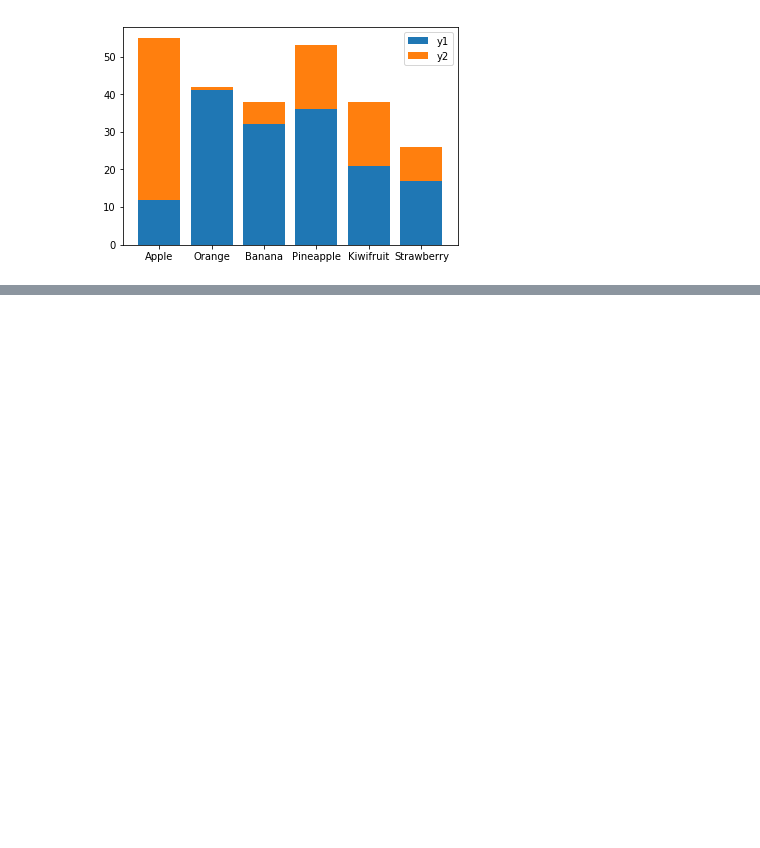
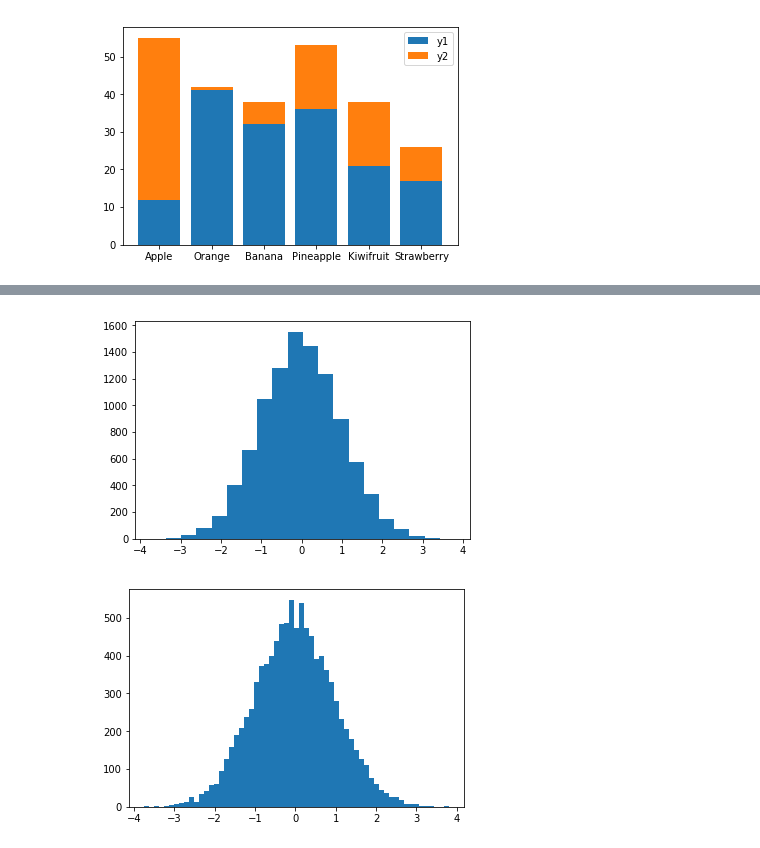
Before and after one commit to vbitjp/Python, a Jupyter notebook: plot/matplotlib01.ipynb, the cells around one changed output, grey strips where cells are left out. Saved outputs shown, nothing was run; the diff lists cells and outputs as text; code cells hidden in the pictures; blank space fills up the shorter version.

```diff
--- a/plot/matplotlib01.ipynb
+++ b/plot/matplotlib01.ipynb
@@ -79,0 +89,10 @@ plt.show()
+# %%
+# ビン数20のヒストグラム
+plt.hist(data, bins=20 )
+plt.show()
+# ビン数自動生成
+plt.hist(data, bins="auto")
+plt.show()
+# %% [output]
+[figure, added]
+[figure, added]
```
Also changed, not shown: parts of 2 cells of this notebook.
